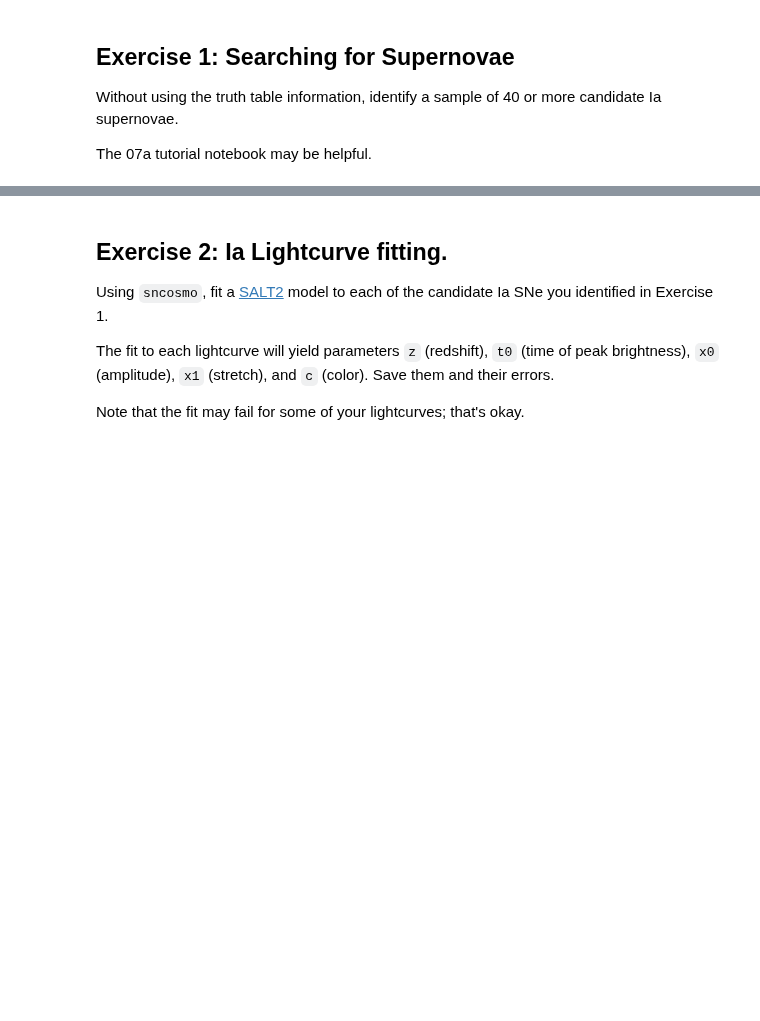
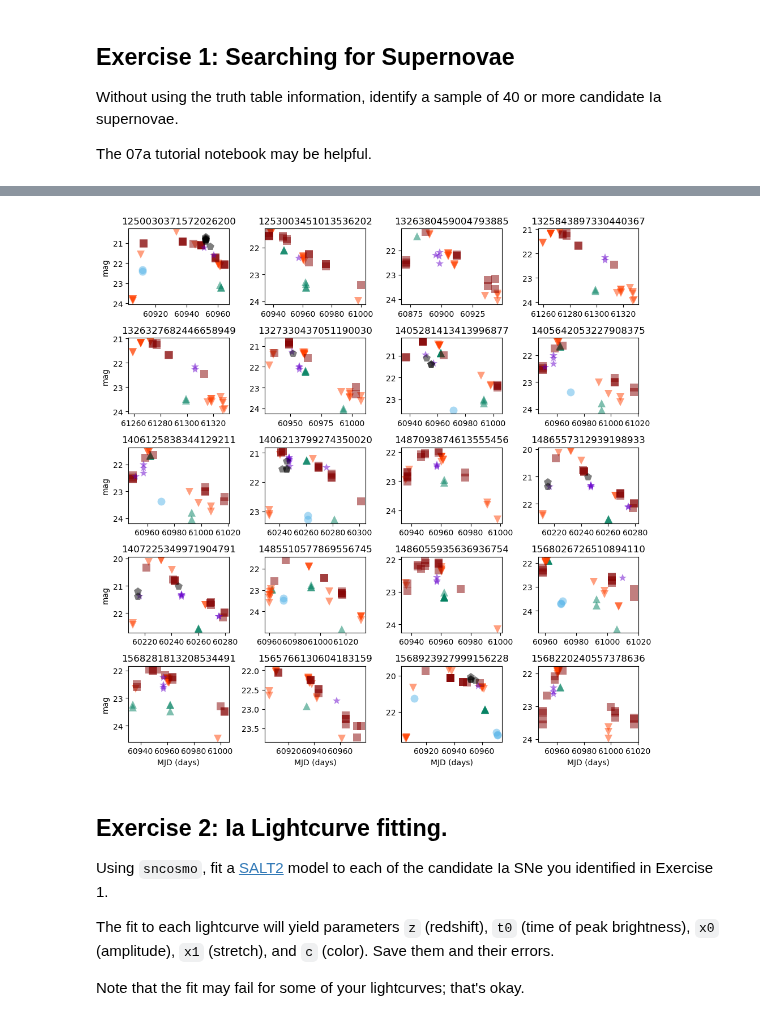
Before and after one commit to ykwang1/astr597-survey-science, a Jupyter notebook: HW/HW7.ipynb, the cells around one changed output, grey strips where cells are left out. Saved outputs shown, nothing was run; the diff lists cells and outputs as text; code cells hidden in the pictures; blank space fills up the shorter version.

```diff
--- a/HW/HW7.ipynb
+++ b/HW/HW7.ipynb
@@ -21,0 +58,6 @@ The 07a tutorial notebook may be helpful.
+# %%
+snia_peak_mr_min = cosmo.distmod(redshift_min).value + snia_peak_mag - snia_peak_mag_range
+snia_peak_mr_max = cosmo.distmod(redshift_max).value + snia_peak_mag + snia_peak_mag_range
+print('The minimum and maximum apparent r-band magnitudes '
+      'to use in the TAP query are %5.2f and %5.2f mag.' %
+      (snia_peak_mr_min, snia_peak_mr_max))
@@ -22,3 +155,39 @@ The 07a tutorial notebook may be helpful.
+# %%
+fig, ax = plt.subplots(5, 4, figsize=(10, 10), sharey=False, sharex=False)
+
+x = 0
+
+for i in range(5):
+    for j in range(4):
+        results = service.search("SELECT ra, decl, diaObjectId, diaSourceId, "
+                                 "filterName, midPointTai, "
+                                 "scisql_nanojanskyToAbMag(psFlux) AS psAbMag "
+                                 "FROM dp02_dc2_catalogs.DiaSource "
+                                 "WHERE diaObjectId = "+str(DiaObjs['diaObjectId'][tx[x]]))
+        results = results.to_table()
+
+        for f, filt in enumerate(plot_filter_labels):
+            fx = numpy.where(results['filterName'] == filt)[0]
+            ax[i, j].plot(results['midPointTai'][fx], results['psAbMag'][fx],
+                          plot_filter_symbols[filt], ms=10, mew=0, alpha=0.5,
+                          color=plot_filter_colors[filt])
+            del fx
+
+        ax[i, j].invert_yaxis()
+        ax[i, j].set_title(DiaObjs['diaObjectId'][tx[x]])
+
+        if i == 4:
+            ax[i, j].xaxis.set_label_text('MJD (days)')
+        if j == 0:
+            ax[i, j].yaxis.set_label_text('mag')
+
+        x += 1
+        del results
+
+plt.tight_layout()
+plt.show()
+# %% [output]
+[figure, added]
 # %% [markdown]
 ## Exercise 2: Ia Lightcurve fitting.
 
```
Also changed, not shown: parts of 33 cells of this notebook.
